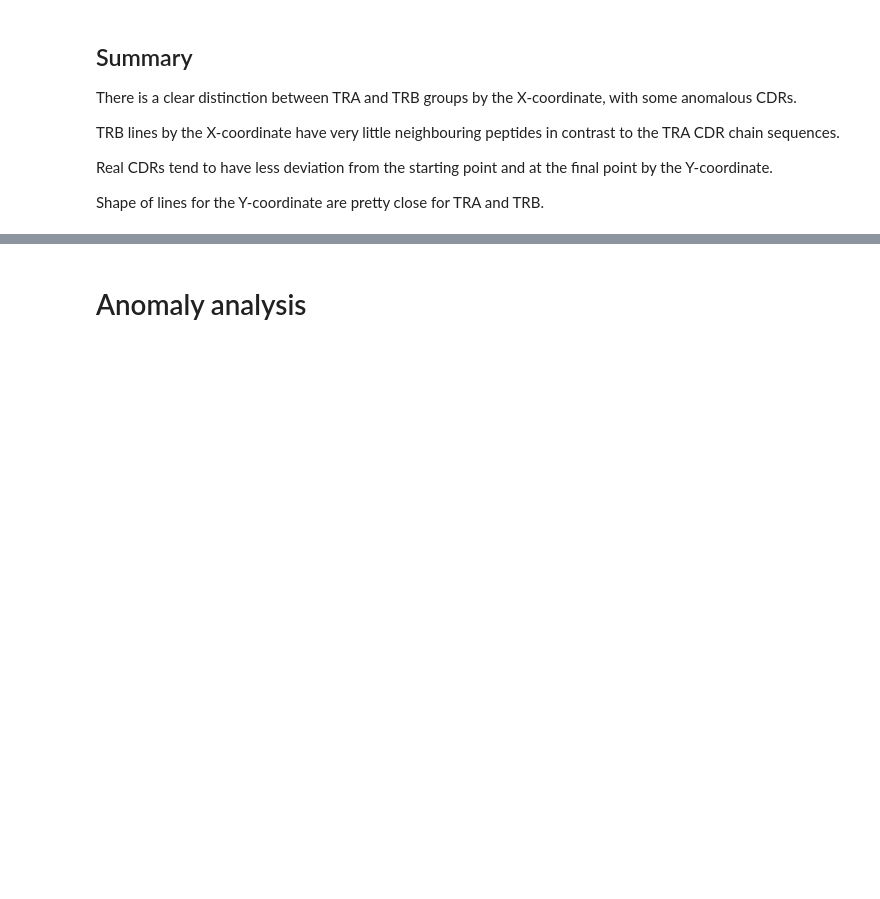
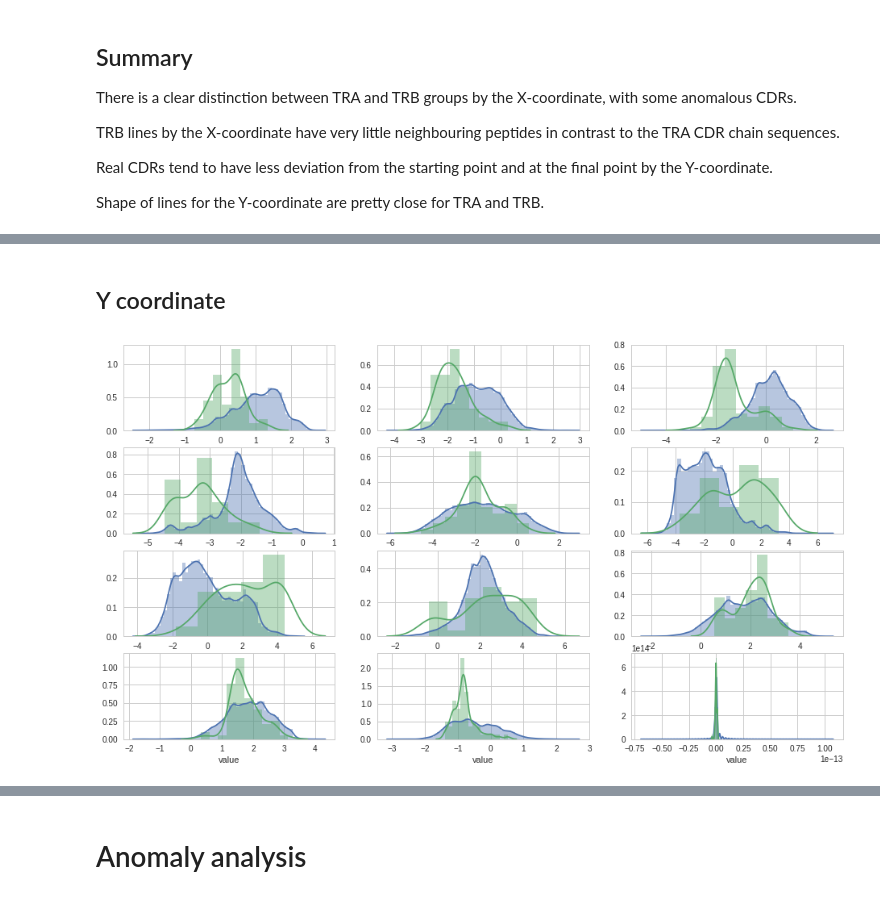
Before and after one commit to antigenomics/tcr-pmhc-study, a Jupyter notebook: loop_model/eda.ipynb, the cells around one changed output, grey strips where cells are left out. Drawn from its saved outputs; the diff is of its cells as text; code cells hidden in the pictures; blank space fills up the shorter version.

```diff
--- a/loop_model/eda.ipynb
+++ b/loop_model/eda.ipynb
@@ -235,0 +249,11 @@ Shape of lines for the Y-coordinate are pretty close for TRA and TRB.
+# %% [markdown]
+## Y coordinate
+# %%
+fig, ax = plt.subplots(4,3,figsize=(16,9))
+
+for j in range(1,13):
+    r,c = (j-1) // 3, (j-1) % 3
+    sns.distplot(df_put_y.loc[df_put_y["pos_tcr"] == j, "value"], ax=ax[r,c])
+    sns.distplot(df_cdr_y.loc[df_cdr_y["pos_tcr"] == j, "value"], ax=ax[r,c])
+# %% [output]
+[figure, added]
```
Also changed, not shown: parts of 7 cells of this notebook.
